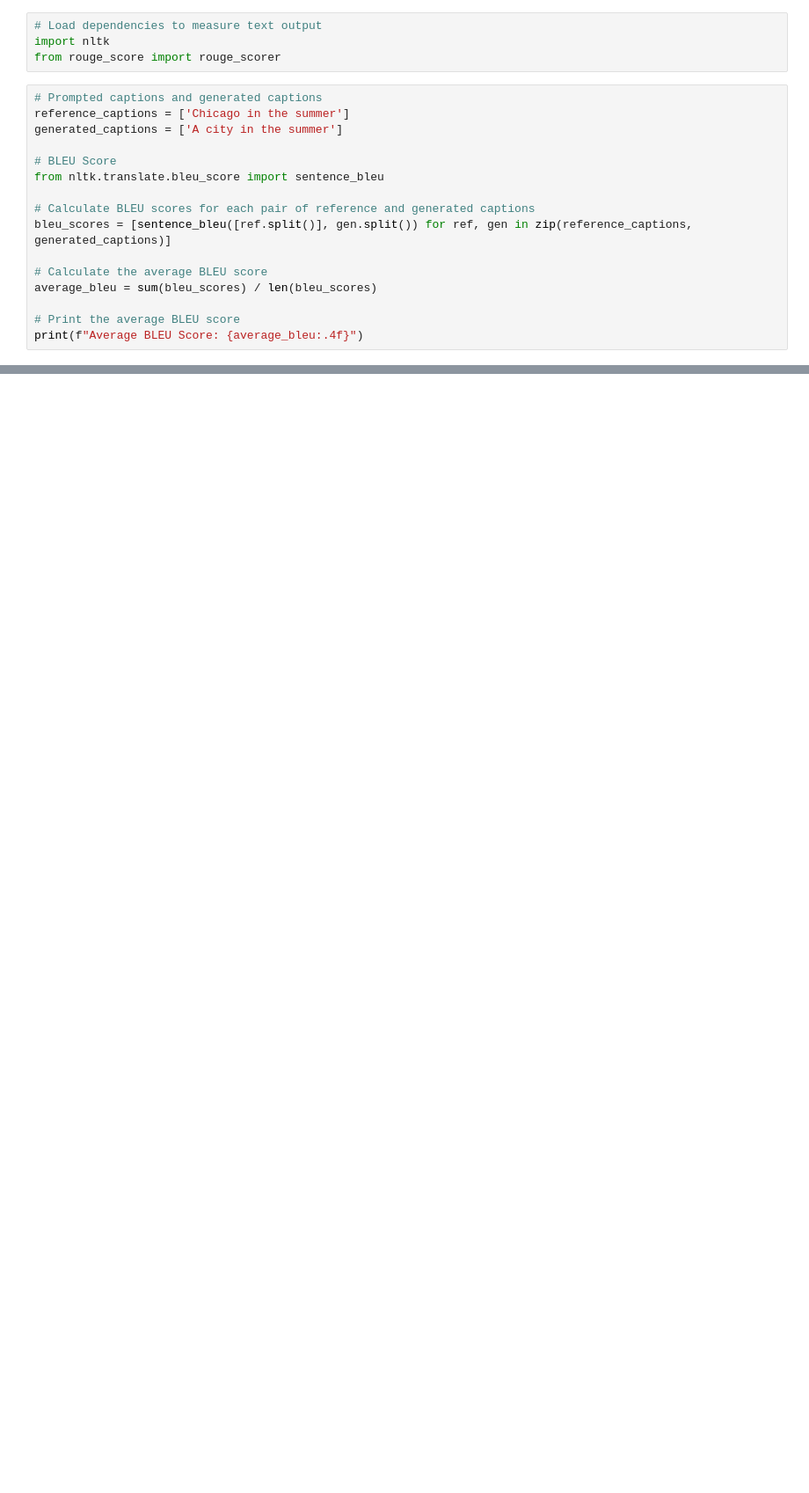
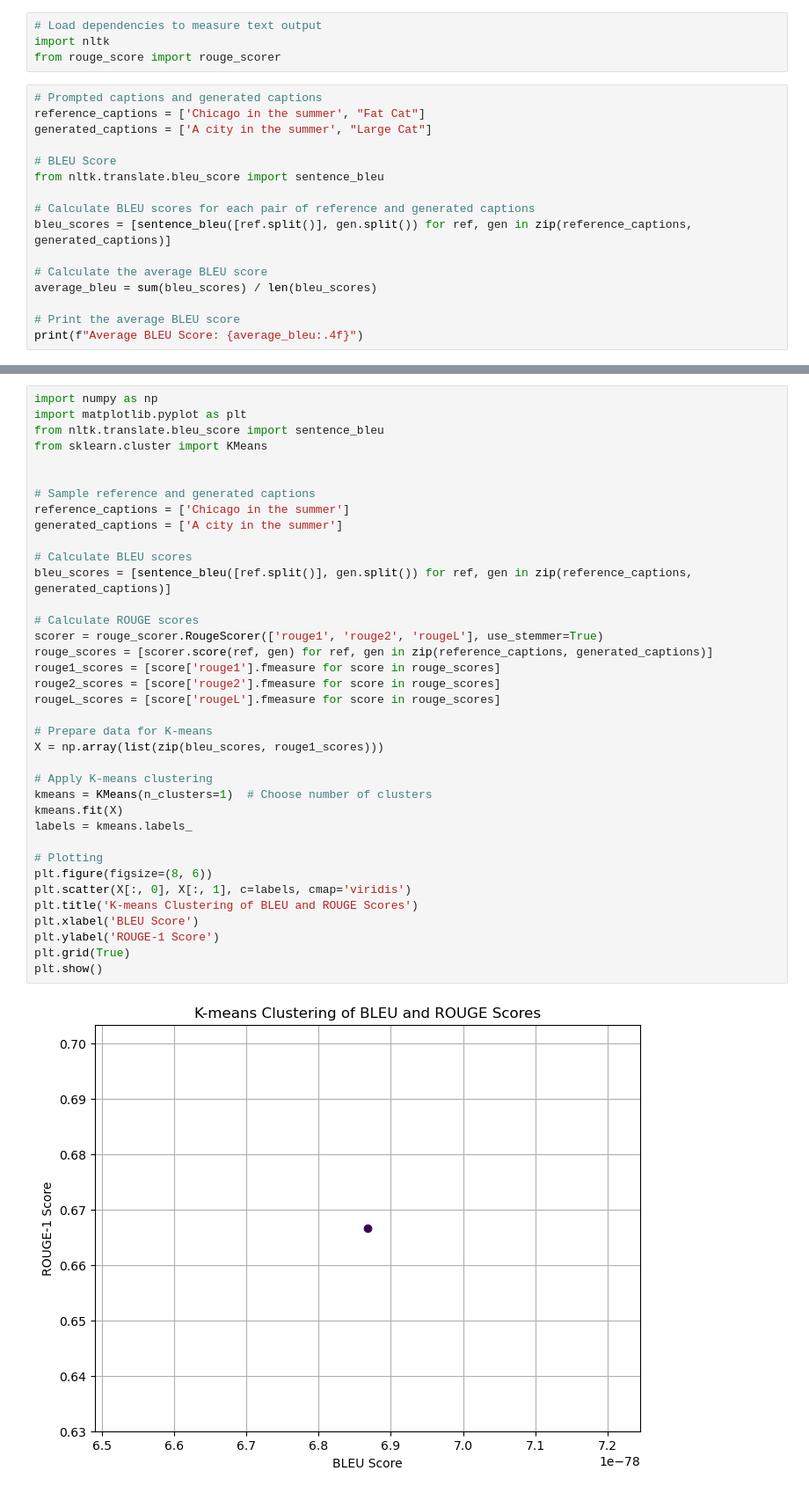
Before and after one commit to eliza0101/Project-3, a Jupyter notebook: CocoDataBaseClassifier.ipynb, the cells around one changed output, grey strips where cells are left out. Shown: that part at 88% size. Drawn from its saved outputs; the diff is of its cells as text; blank space fills up the shorter version.

Commit message:
kmeans to graph but not needed, reference caption is the input prompt and gen caption is from the image classifier

```diff
--- a/CocoDataBaseClassifier.ipynb
+++ b/CocoDataBaseClassifier.ipynb
@@ -37,8 +79,8 @@ import nltk
 from rouge_score import rouge_scorer
 # %%
 # Prompted captions and generated captions
-reference_captions = ['Chicago in the summer']
-generated_captions = ['A city in the summer']
+reference_captions = ['Chicago in the summer', "Fat Cat"]
+generated_captions = ['A city in the summer', "Large Cat"]
 
 # BLEU Score
 from nltk.translate.bleu_score import sentence_bleu
@@ -72,0 +127,39 @@ ROUGE scores for reference: 'Chicago in the summer' and generated: 'A city in th
+# %%
+import numpy as np
+import matplotlib.pyplot as plt
+from nltk.translate.bleu_score import sentence_bleu
+from sklearn.cluster import KMeans
+
+
+# Sample reference and generated captions
+reference_captions = ['Chicago in the summer']
+generated_captions = ['A city in the summer']
+
+# Calculate BLEU scores
+bleu_scores = [sentence_bleu([ref.split()], gen.split()) for ref, gen in zip(reference_captions, generated_captions)]
+
+# Calculate ROUGE scores
+scorer = rouge_scorer.RougeScorer(['rouge1', 'rouge2', 'rougeL'], use_stemmer=True)
+rouge_scores = [scorer.score(ref, gen) for ref, gen in zip(reference_captions, generated_captions)]
+rouge1_scores = [score['rouge1'].fmeasure for score in rouge_scores]
+rouge2_scores = [score['rouge2'].fmeasure for score in rouge_scores]
+rougeL_scores = [score['rougeL'].fmeasure for score in rouge_scores]
+
+# Prepare data for K-means
+X = np.array(list(zip(bleu_scores, rouge1_scores)))
+
+# Apply K-means clustering
+kmeans = KMeans(n_clusters=1)  # Choose number of clusters
+kmeans.fit(X)
+labels = kmeans.labels_
+
+# Plotting
+plt.figure(figsize=(8, 6))
+plt.scatter(X[:, 0], X[:, 1], c=labels, cmap='viridis')
+plt.title('K-means Clustering of BLEU and ROUGE Scores')
+plt.xlabel('BLEU Score')
+plt.ylabel('ROUGE-1 Score')
+plt.grid(True)
+plt.show()
+# %% [output]
+[figure, added]
```
Also changed, not shown: parts of 4 cells of this notebook.
